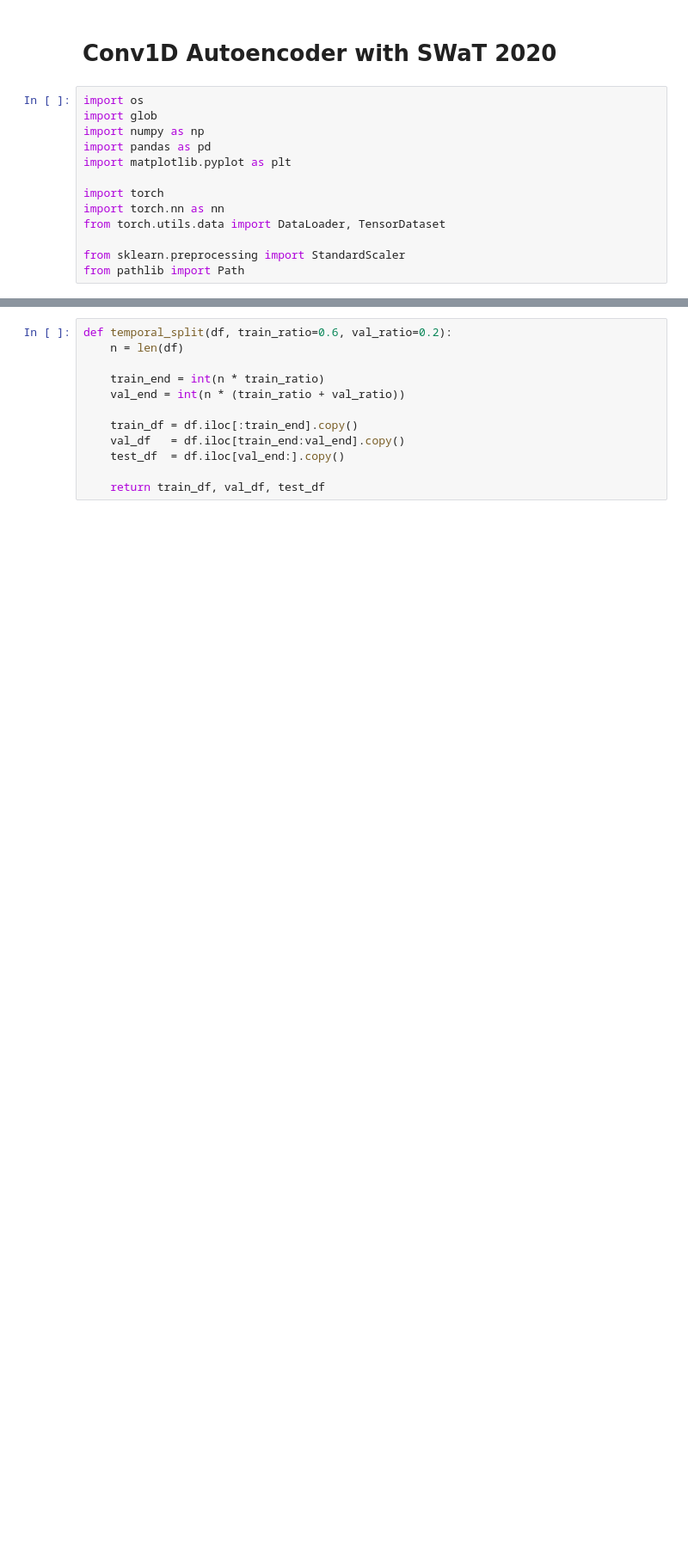
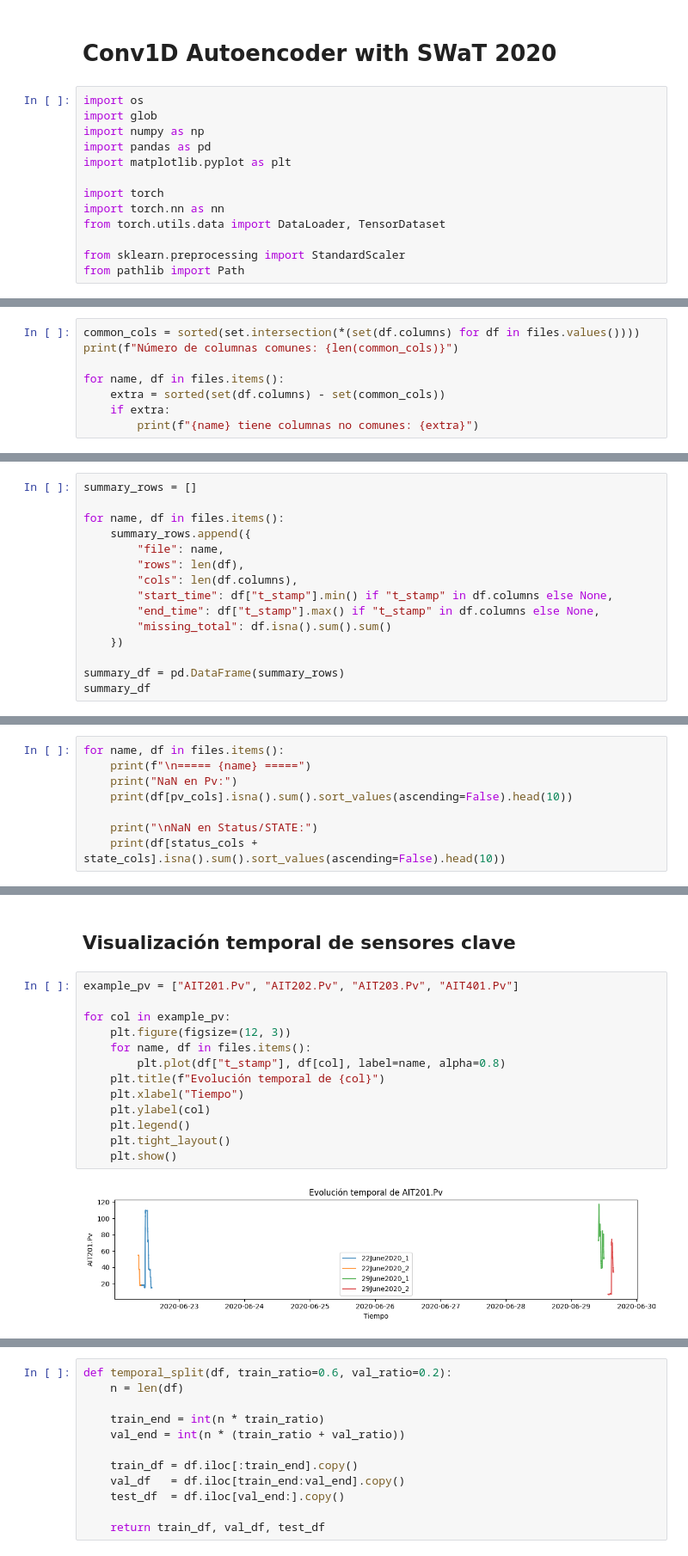
Before and after one commit to juanmi30/ics-synthetic-data-augmentation, a Jupyter notebook: Conv1D_Autoencoder.ipynb, the cells around one changed output, grey strips where cells are left out. Shown at 86% size. Cells and saved outputs as stored; diff of their text form; blank space fills up the shorter version.

```diff
--- a/Conv1D_Autoencoder.ipynb
+++ b/Conv1D_Autoencoder.ipynb
@@ -38,0 +47,8 @@ def load_clean_csv(path):
+# %%
+common_cols = sorted(set.intersection(*(set(df.columns) for df in files.values())))
+print(f"Número de columnas comunes: {len(common_cols)}")
+
+for name, df in files.items():
+    extra = sorted(set(df.columns) - set(common_cols))
+    if extra:
+        print(f"{name} tiene columnas no comunes: {extra}")
@@ -38,0 +138,15 @@ def load_clean_csv(path):
+# %%
+summary_rows = []
+
+for name, df in files.items():
+    summary_rows.append({
+        "file": name,
+        "rows": len(df),
+        "cols": len(df.columns),
+        "start_time": df["t_stamp"].min() if "t_stamp" in df.columns else None,
+        "end_time": df["t_stamp"].max() if "t_stamp" in df.columns else None,
+        "missing_total": df.isna().sum().sum()
+    })
+
+summary_df = pd.DataFrame(summary_rows)
+summary_df
@@ -38,0 +159,8 @@ def load_clean_csv(path):
+# %%
+for name, df in files.items():
+    print(f"\n===== {name} =====")
+    print("NaN en Pv:")
+    print(df[pv_cols].isna().sum().sort_values(ascending=False).head(10))
+
+    print("\nNaN en Status/STATE:")
+    print(df[status_cols + state_cols].isna().sum().sort_values(ascending=False).head(10))
@@ -38,0 +185,17 @@ def load_clean_csv(path):
+# %% [markdown]
+## Visualización temporal de sensores clave
+# %%
+example_pv = ["AIT201.Pv", "AIT202.Pv", "AIT203.Pv", "AIT401.Pv"]
+
+for col in example_pv:
+    plt.figure(figsize=(12, 3))
+    for name, df in files.items():
+        plt.plot(df["t_stamp"], df[col], label=name, alpha=0.8)
+    plt.title(f"Evolución temporal de {col}")
+    plt.xlabel("Tiempo")
+    plt.ylabel(col)
+    plt.legend()
+    plt.tight_layout()
+    plt.show()
+# %% [output]
+[figure, added]
```
Also changed, not shown: parts of 70 cells of this notebook.
